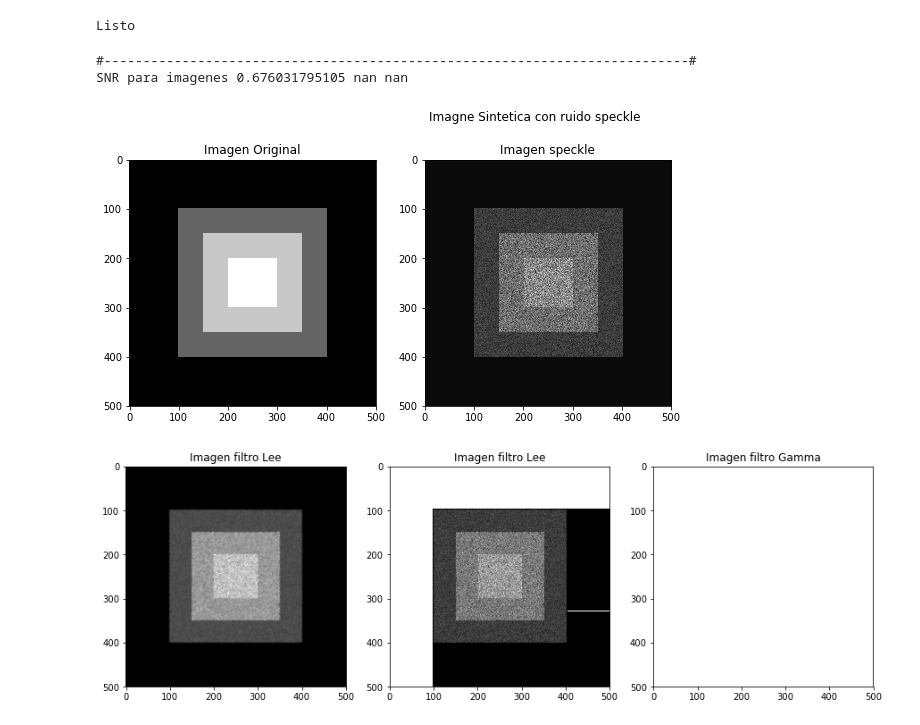
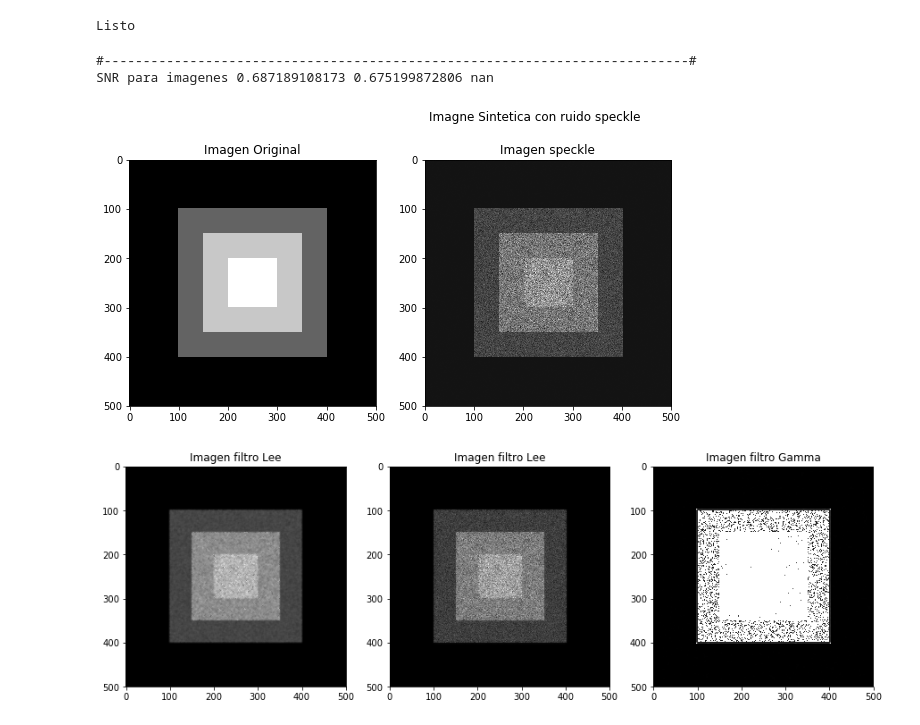
Before and after one commit to seradiazpin/MachineVisionUnal, a Jupyter notebook: Tarea4/Tarea4.ipynb, the cells around one changed output. Saved outputs shown, nothing was run; the diff lists cells and outputs as text; code cells hidden in the pictures.

Commit message:
Tarea 4 - imagenes sinteticas

```diff
--- a/Tarea4/Tarea4.ipynb
+++ b/Tarea4/Tarea4.ipynb
@@ -114,7 +114,7 @@ plt.subplot(131), plt.imshow(gamma_img, cmap=plt.cm.gray), plt.title('Imagen fil
 <h1 style="font-size:100%; background-color:rgba(70, 0, 700, 0.2); color:black; text-align:center; line-height : 30px;"></h1>
 <li>3. Evaluar el desempeño de los filtros implementados (estimar el nivel de ruido en las imágenes antes y después de filtradas), al ser aplicados sobre imágenes reales y sobre imágenes sintéticas (creadas artificialmente), con diferentes niveles de ruido multiplicativo.</li>
 # %%
-check = np.zeros((500, 500))
+check = np.ones((500, 500))
 check[100:400, 100:400] = 100
 check[150:350, 150:350] = 200
 check[200:300, 200:300] = 255
@@ -144,29 +144,29 @@ Listo
 # %%
 #Imagen sintetica
 specle_img_S = speckle(check)
 
 
 plt.figure(1,figsize=(15,5))
 plt.suptitle('Imagne Sintetica con ruido speckle')
 plt.subplot(131), plt.imshow(check, cmap=plt.cm.gray), plt.title('Imagen Original')
 plt.subplot(132), plt.imshow(specle_img_S, cmap=plt.cm.gray), plt.title('Imagen speckle')
 
 lee_img_S = lee_filter(specle_img_S,5)
-kuan_img_S = kuan_filter(specle_img_S,5)
+kuan_img_S = kuan_filter(specle_img_S,10)
 gamma_img_S = gamma_filter(specle_img_S,5)
 
 
 
 plt.figure(2,figsize=(15,5))
 plt.subplot(131), plt.imshow(lee_img_S, cmap=plt.cm.gray), plt.title('Imagen filtro Lee')
 plt.subplot(132), plt.imshow(kuan_img_S, cmap=plt.cm.gray), plt.title('Imagen filtro Lee')
 plt.subplot(133), plt.imshow(gamma_img_S, cmap=plt.cm.gray), plt.title('Imagen filtro Gamma')
 
 # Medidas de desempeno
 print "#---------------------------------------------------------------------------#"
 print "SNR para imagenes", snr(lee_img_S),snr(kuan_img_S),snr(gamma_img_S)
 # %% [output]
 #---------------------------------------------------------------------------#
-SNR para imagenes 0.676031795105 nan nan
+SNR para imagenes 0.687189108173 0.675199872806 nan
 [figure]
-[figure, old version]
+[figure, new version]
```
